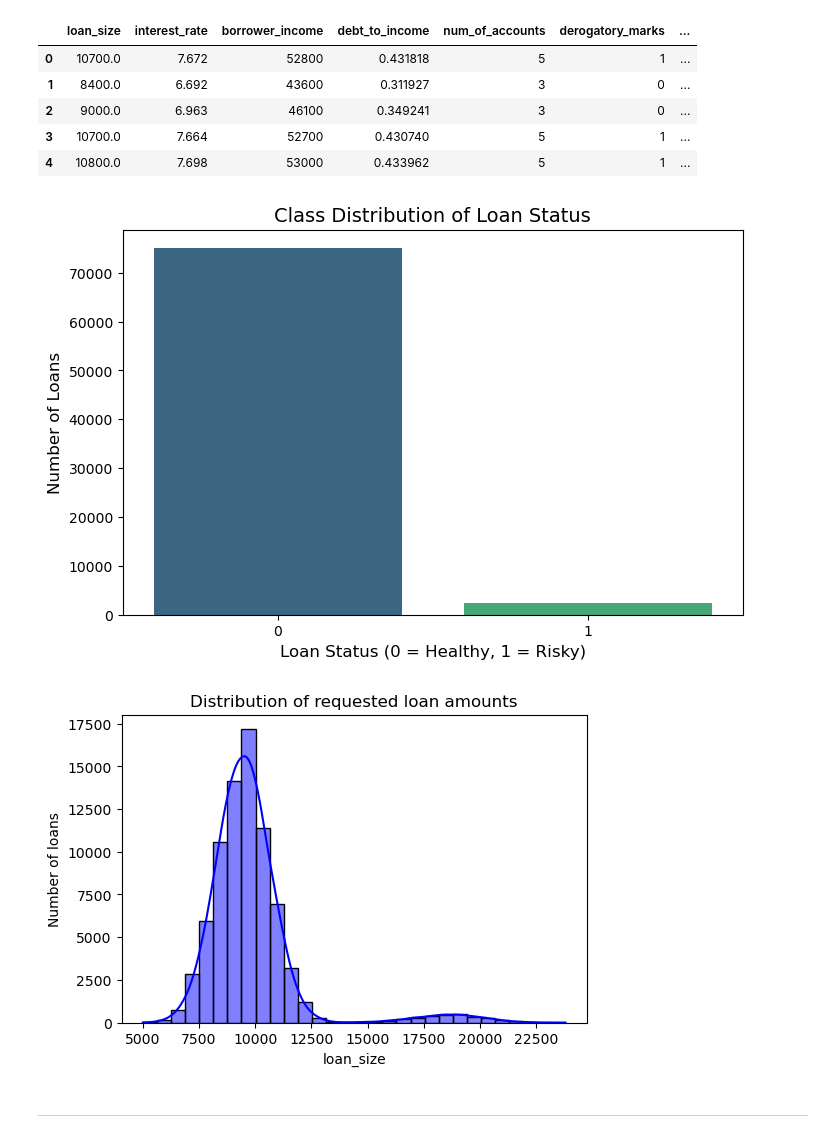
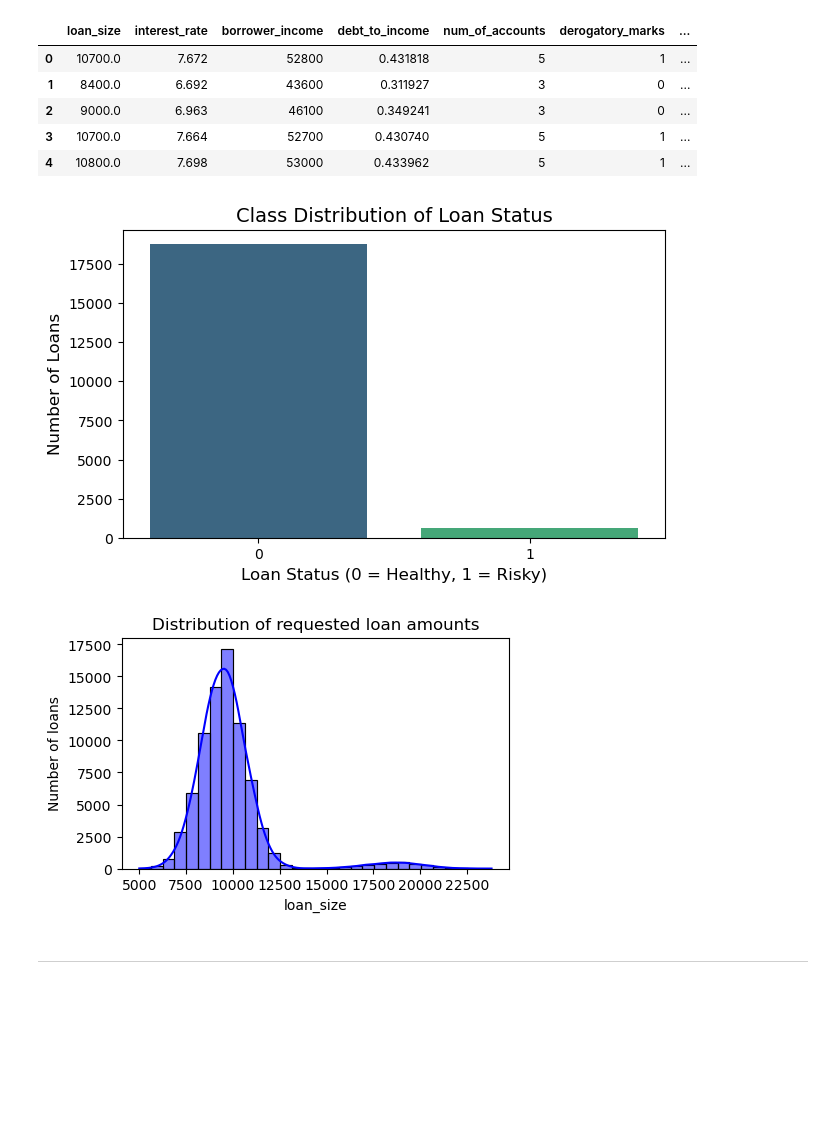
Before and after one commit to LegallyNotBlonde/credit-risk-classification, a Jupyter notebook: credit_risk_classification.ipynb, the cells around one changed output. Cells and saved outputs as stored; diff of their text form; code cells hidden in the pictures; blank space fills up the shorter version.

Commit message:
corrected graphs and readme

```diff
--- a/credit_risk_classification.ipynb
+++ b/credit_risk_classification.ipynb
@@ -69,26 +69,26 @@ X_train, X_test, y_train, y_test = train_test_split(X, y, random_state=1, strati
 # %%
 # EDA: Class Distribution of Labels with Explanation
 def plot_class_distribution(y):
-    plt.figure(figsize=(8, 5))
+    plt.figure(figsize=(7, 4))
     sns.countplot(x=y.flatten(), palette="viridis")
     plt.title("Class Distribution of Loan Status", fontsize=14)
     plt.xlabel("Loan Status (0 = Healthy, 1 = Risky)", fontsize=12)
     plt.ylabel("Number of Loans", fontsize=12)
     plt.xticks(fontsize=10)
     plt.yticks(fontsize=10)
     # Save the plot
     plt.savefig("Visualization/class_distribution.png", dpi=300, bbox_inches="tight")
     plt.show() # Display the plot
 
 # Call the function (ensure 'y' is correctly defined)
-plot_class_distribution(y)
+plot_class_distribution(y_test)
 # %% [output]
-[figure, old version]
+[figure, new version]
 # %%
 # EDA: Display Loan Size Distribution
 def plot_feature_distribution(X, feature_name):
     if feature_name in X.columns:
-        plt.figure(figsize=(6, 4))
+        plt.figure(figsize=(5, 3))
         sns.histplot(X[feature_name], kde=True, bins=30, color="blue")
         plt.title("Distribution of requested loan amounts")
         plt.xlabel(feature_name)
@@ -101,7 +101,7 @@ def plot_feature_distribution(X, feature_name):
 # Call the function
 plot_feature_distribution(X, 'loan_size')
 # %% [output]
-[figure, old version]
+[figure, new version]
 # %% [markdown]
 ---
 # %% [markdown]
```
Also changed, not shown: parts of 1 cell of this notebook, 4 other files.
